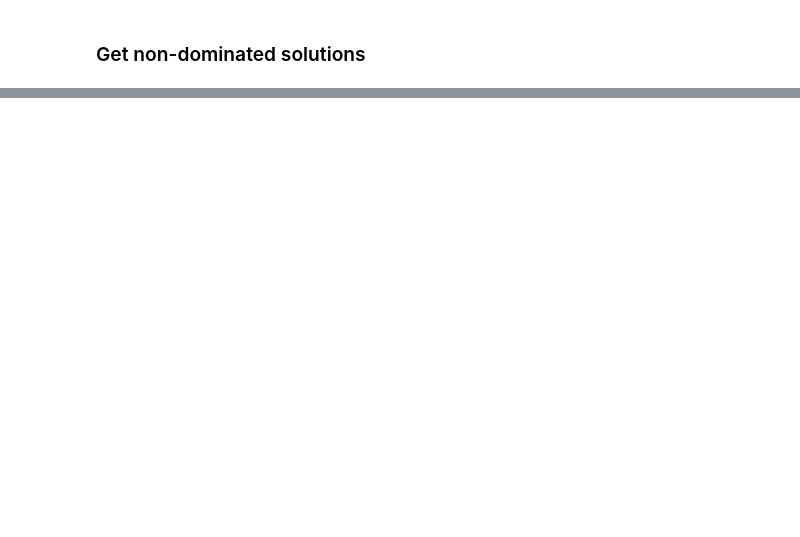
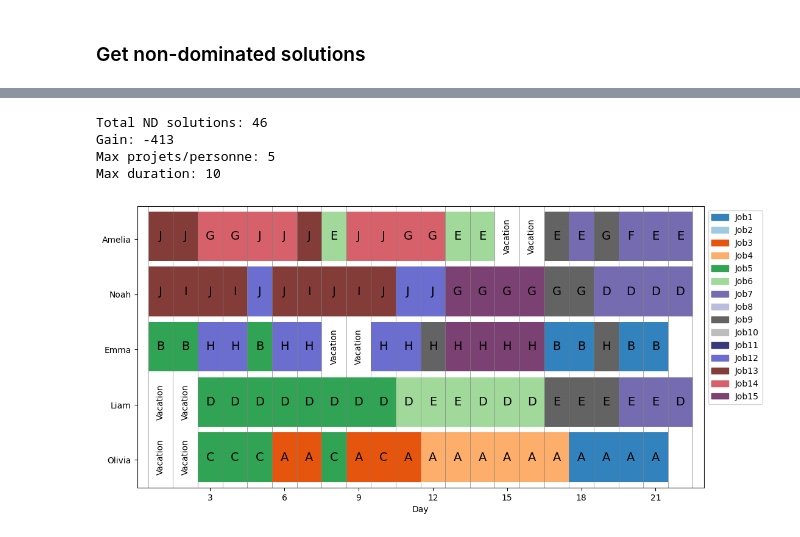
Before and after one commit to felfipe/Systemes-de-Decision, a Jupyter notebook: filter_visualize.ipynb, the cells around one changed output, grey strips where cells are left out. Saved outputs shown, nothing was run; the diff lists cells and outputs as text; code cells hidden in the pictures; blank space fills up the shorter version.

```diff
--- a/filter_visualize.ipynb
+++ b/filter_visualize.ipynb
@@ -28,0 +48,15 @@ utils.plot_solution(best_f1_solution)
+# %%
+# planning plot
+s = min(medium_solutions_nd, key=lambda solution: (solution.f1, solution.f2, solution.f3))
+
+print('Total ND solutions:', len(medium_solutions_nd))
+print('Gain:', s.f1)
+print('Max projets/personne:', s.f2)
+print('Max duration:', s.f3)
+utils.plot_solution(s)
+# %% [output]
+Total ND solutions: 46
+Gain: -413
+Max projets/personne: 5
+Max duration: 10
+[figure, added]
```
Also changed, not shown: parts of 14 cells of this notebook, 1 other file.
